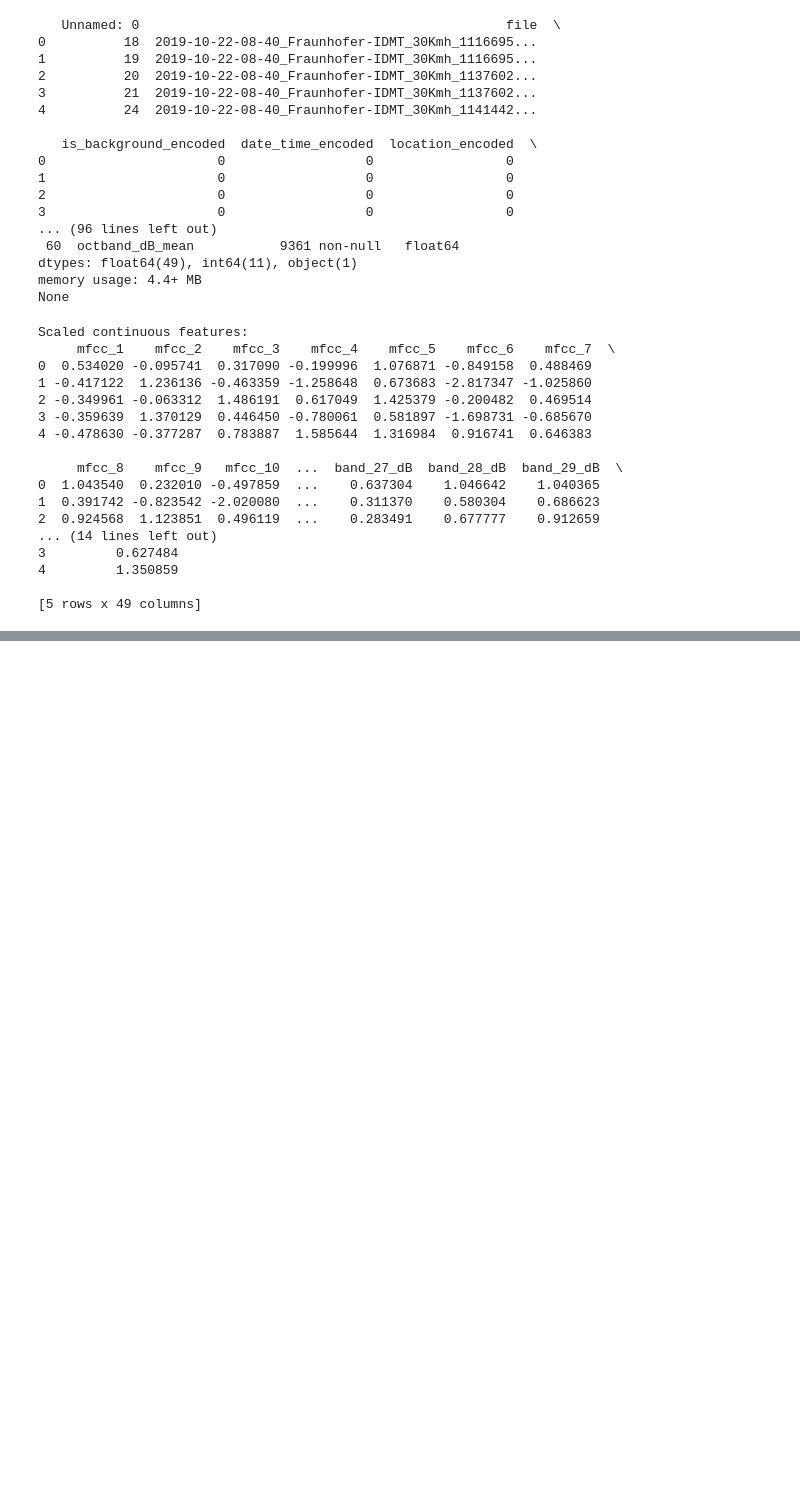
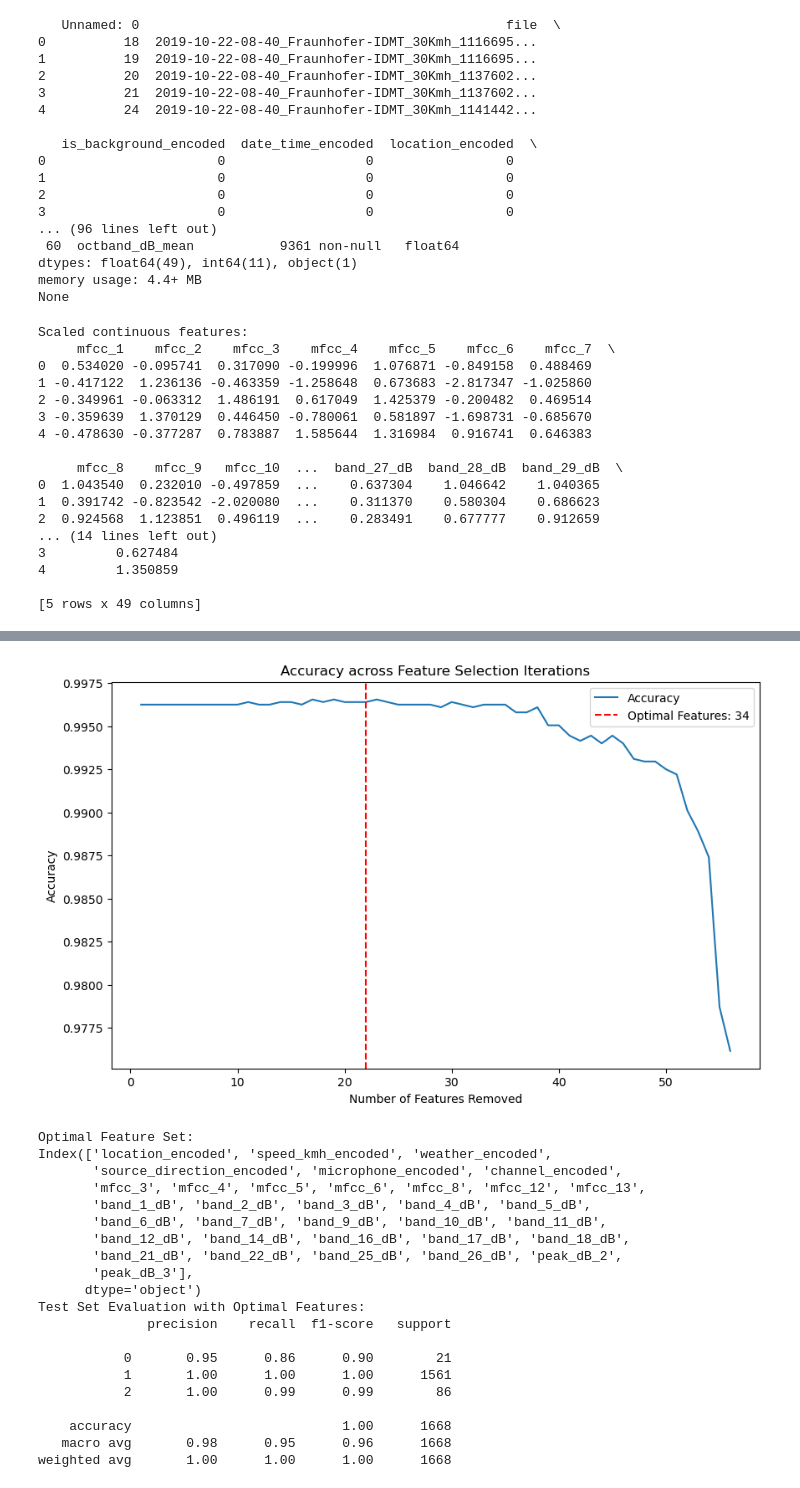
Before and after one commit to janikWa/RoadTrafficNoise, a Jupyter notebook: RTN-jakob/vehicle-classification/MultinomialLogReg.ipynb, the cells around one changed output, grey strips where cells are left out. Cells and saved outputs as stored; diff of their text form; code cells hidden in the pictures; blank space fills up the shorter version.

Commit message:
progress in all model results

```diff
--- a/RTN-jakob/vehicle-classification/MultinomialLogReg.ipynb
+++ b/RTN-jakob/vehicle-classification/MultinomialLogReg.ipynb
@@ -138,0 +228,80 @@ dtype: float64
+# %%
+import pandas as pd
+import seaborn as sns
+import matplotlib.pyplot as plt
+from sklearn.model_selection import train_test_split
+from sklearn.metrics import accuracy_score, classification_report
+from sklearn.linear_model import LogisticRegression
+from sklearn.feature_selection import RFECV
+
+# Filter out rows where vehicle_encoded == 3
+df_filtered = df_vehicle_classification[df_vehicle_classification['vehicle_encoded'] != 3]
+
+# Extract features and target
+X = df_filtered.drop(columns=['file', 'vehicle_encoded', 'is_background_encoded', 'Unnamed: 0', 'date_time_encoded'])  # Drop columns that could lead to data leakage or are not useful
+
+# Extract the target variable
+y = df_filtered['vehicle_encoded']
+
+# Split data into train and test sets
+X_train, X_test, y_train, y_test = train_test_split(X, y, test_size=0.2, random_state=42, stratify=y)
+
+# Initialize the Logistic Regression model
+log_reg = LogisticRegression(solver='lbfgs', max_iter=1000, random_state=42)
+
+# Use Recursive Feature Elimination with Cross-Validation (RFECV) to select features
+rfecv = RFECV(estimator=log_reg, step=1, cv=5, scoring='accuracy')
+rfecv.fit(X_train, y_train)
+
+# Calculate the number of features removed at each step
+features_removed = [len(X_train.columns) - n for n in range(len(rfecv.cv_results_['mean_test_score']))]
+
+# Find the optimal number of features
+optimal_num_features = len(X_train.columns) - rfecv.n_features_
+
+# Plot the accuracy across iterations
+plt.figure(figsize=(10, 6))
+sns.lineplot(x=features_removed, y=rfecv.cv_results_['mean_test_score'], label="Accuracy")
+plt.axvline(x=optimal_num_features, color='red', linestyle='--', label=f"Optimal Features: {rfecv.n_features_}")
+plt.xlabel("Number of Features Removed")
+plt.ylabel("Accuracy")
+plt.title("Accuracy across Feature Selection Iterations")
+plt.legend()
+plt.show()
+
+# Optimal feature set
+optimal_features = X_train.columns[rfecv.support_]
+print("Optimal Feature Set:")
+print(optimal_features)
+
+# Train the model with the optimal features
+X_train_optimal = rfecv.transform(X_train)
+X_test_optimal = rfecv.transform(X_test)
+log_reg.fit(X_train_optimal, y_train)
+
+# Make predictions and evaluate
+y_pred_optimal = log_reg.predict(X_test_optimal)
+print("Test Set Evaluation with Optimal Features:")
+print(classification_report(y_test, y_pred_optimal))
+# %% [output]
+[figure, added]
+Optimal Feature Set:
+Index(['location_encoded', 'speed_kmh_encoded', 'weather_encoded',
+       'source_direction_encoded', 'microphone_encoded', 'channel_encoded',
+       'mfcc_3', 'mfcc_4', 'mfcc_5', 'mfcc_6', 'mfcc_8', 'mfcc_12', 'mfcc_13',
+       'band_1_dB', 'band_2_dB', 'band_3_dB', 'band_4_dB', 'band_5_dB',
+       'band_6_dB', 'band_7_dB', 'band_9_dB', 'band_10_dB', 'band_11_dB',
+       'band_12_dB', 'band_14_dB', 'band_16_dB', 'band_17_dB', 'band_18_dB',
+       'band_21_dB', 'band_22_dB', 'band_25_dB', 'band_26_dB', 'peak_dB_2',
+       'peak_dB_3'],
+      dtype='object')
+Test Set Evaluation with Optimal Features:
+              precision    recall  f1-score   support
+
+           0       0.95      0.86      0.90        21
+           1       1.00      1.00      1.00      1561
+           2       1.00      0.99      0.99        86
+
+    accuracy                           1.00      1668
+   macro avg       0.98      0.95      0.96      1668
+weighted avg       1.00      1.00      1.00      1668
```
Also changed, not shown: parts of 11 cells of this notebook, 2 other files.
